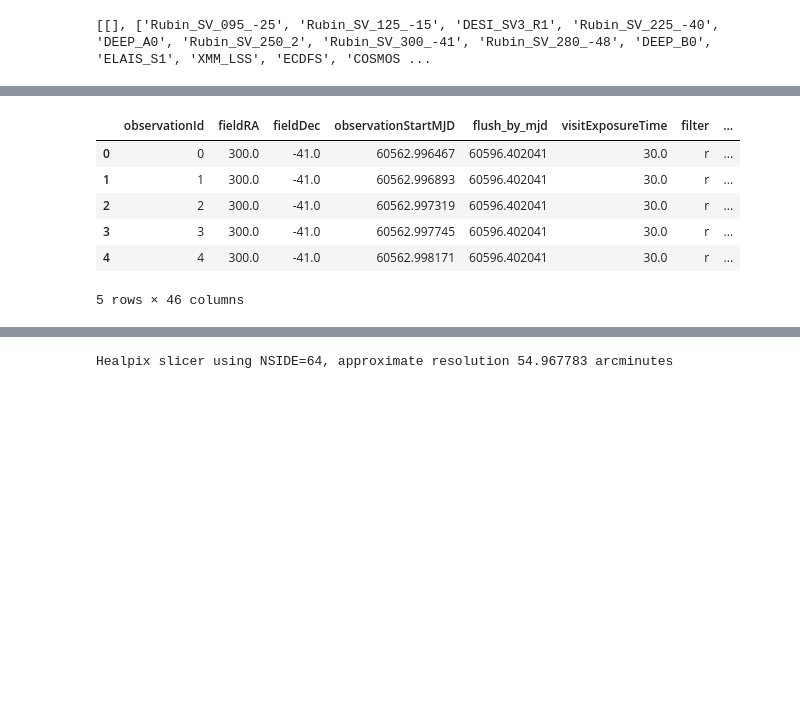
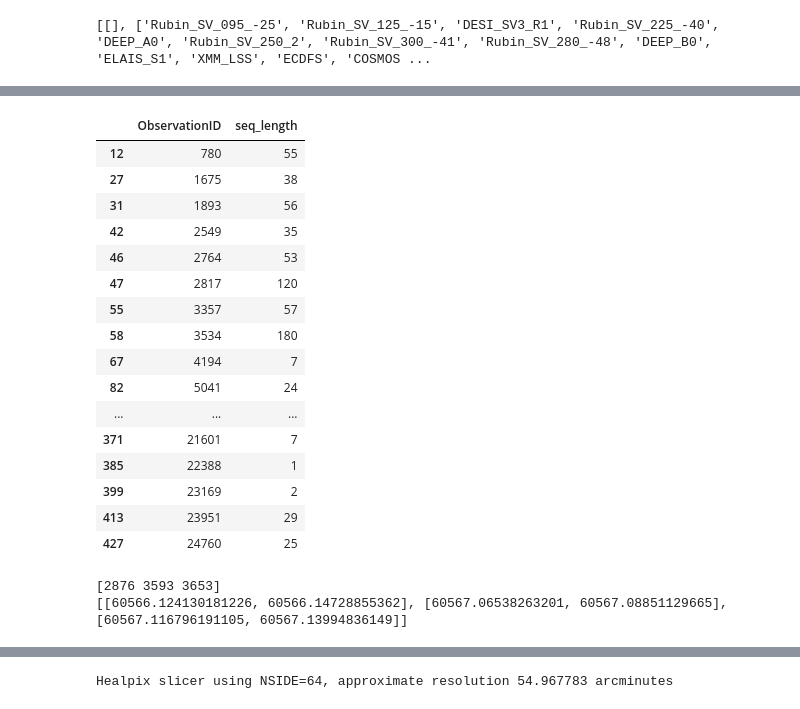
Before and after one commit to rhiannonlynne/ops_rehearsal_commissioning_2024, a Jupyter notebook: ComCam_Sims.ipynb, the cells around one changed output, grey strips where cells are left out. Drawn from its saved outputs; the diff is of its cells as text; code cells hidden in the pictures; blank space fills up the shorter version.

```diff
--- a/ComCam_Sims.ipynb
+++ b/ComCam_Sims.ipynb
@@ -157,16 +158,16 @@ def get_basis_functions_field_survey(
         # Mask parts of the sky in alt/az, including parts of the sky that will move into this area
         # (replaces azimuth mask and zenith shadow mask, should also be able to replace airmass basis function)
         basis_functions.AltAzShadowMaskBasisFunction(
-            nside=nside, min_alt=25, max_alt=85, min_az=0.0, max_az=360.0, shadow_minutes=50
+            nside=nside, min_alt=22, max_alt=83, min_az=0.0, max_az=360.0, shadow_minutes=30
         ),
-        # Avoid revisits within 90 minutes -- sequence is about 60 minutes long, don't repeat immediately
-        basis_functions.AvoidFastRevisitsBasisFunction(nside=nside, filtername=None, gap_min=90.0),
+        # Avoid revisits within 30 minutes -- sequence is about 60 minutes long, don't repeat immediately
+        basis_functions.AvoidFastRevisitsBasisFunction(nside=nside, filtername=None, gap_min=30.0),
         # reward fields which are rising, but don't mask out after zenith
         basis_functions.RewardRisingBasisFunction(nside=nside, slope=0.1, penalty_val=0),
         # Reward parts of the sky which are darker -- note that this is only for r band, so relying on
         # skymap in r band .. if there isn't a strong reason to go with the darkest pointing,
         # it might be reasonable to just drop this basis function
-        #basis_functions.M5DiffBasisFunction(filtername='r', nside=nside),
+        basis_functions.M5DiffBasisFunction(filtername='r', nside=nside),
     ]
     return bfs
 
@@ -483,18 +331,0 @@ Name: target, dtype: int64
-# %%
-"""
-# The function sim_runner modifies the observatory
-# Change the date of what is RUNNING (what night) by changing time in the observatory
-# Leave the start of the observatory running at survey_start
-dayobs = '2024-09-09'
-survey_start = Time(f'{dayobs}T12:00:00', format='isot', scale='utc')
-mjd_now = survey_start.mjd
-
-# Set up again to be sure all is 'clean'
-scheduler, filter_scheduler = get_comcam_schedulers()
-observatory = get_model_observatory(dayobs)
-
-observatory, scheduler, observations = sim_runner(observatory, scheduler,
-                                                 filter_scheduler=filter_scheduler,
-                                                 mjd_start=survey_start.mjd,
-                                                 survey_length=1, verbose=False)
-"""
@@ -506,10 +352,46 @@ visits = sc.obs2opsim(observations)
 # %%
-visits.head()
+# How many observations per target, and are sequences completing?
+targets = visits.target.values
+prev_target = np.concatenate([np.array([targets[0]], dtype=object), targets[0:-1]])
+visits['prev_target'] = prev_target
+
+change_sequences = np.where(visits.prev_target != visits.target)[0]
+seq = pd.DataFrame(list(zip(change_sequences, np.diff(change_sequences))), columns=['ObservationID', 'seq_length'])
+seq.query('seq_length != 60')
 # %% [output]
-|  | observationId | fieldRA | fieldDec | observationStartMJD | flush_by_mjd | visitExposureTime | filter | ... |
-| 0 | 0 | 300.0 | -41.0 | 60562.996467 | 60596.402041 | 30.0 | r | ... |
-| 1 | 1 | 300.0 | -41.0 | 60562.996893 | 60596.402041 | 30.0 | r | ... |
-| 2 | 2 | 300.0 | -41.0 | 60562.997319 | 60596.402041 | 30.0 | r | ... |
-| 3 | 3 | 300.0 | -41.0 | 60562.997745 | 60596.402041 | 30.0 | r | ... |
-| 4 | 4 | 300.0 | -41.0 | 60562.998171 | 60596.402041 | 30.0 | r | ... |
+|  | ObservationID | seq_length |
+| 12 | 780 | 55 |
+| 27 | 1675 | 38 |
+| 31 | 1893 | 56 |
+| 42 | 2549 | 35 |
+| 46 | 2764 | 53 |
+| 47 | 2817 | 120 |
+| 55 | 3357 | 57 |
+| 58 | 3534 | 180 |
+| 67 | 4194 | 7 |
+| 82 | 5041 | 24 |
+| ... | ... | ... |
+| 371 | 21601 | 7 |
+| 385 | 22388 | 1 |
+| 399 | 23169 | 2 |
+| 413 | 23951 | 29 |
+| 427 | 24760 | 25 |
-5 rows × 46 columns
+# %%
+# the time from the start of one exposure to the start of the next exposure:
+slew_to_next_visit = visits['slewTime'][1:]
+expected_overheads = visits['visitTime'][:-1].values + slew_to_next_visit.values
+# Compare to the actual time between visits
+actual_overheads = np.diff(visits['observationStartMJD'])*24*60*60
+# We can look at the difference to identify gaps in visits (seconds)
+diff = np.abs(expected_overheads - actual_overheads)
+indx = np.where((diff > 1) & (diff < 6*60*60))[0]
+breaks = []
+for i in indx:
+    b1 = visits.iloc[i]['observationStartMJD']
+    b2 = visits.iloc[i+1]['observationStartMJD']
+    breaks.append([b1, b2])
+print(indx)
+print(breaks)
+# %% [output]
+[2876 3593 3653]
+[[60566.124130181226, 60566.14728855362], [60567.06538263201, 60567.08851129665], [60567.116796191105, 60567.13994836149]]
```
Also changed, not shown: parts of 20 cells of this notebook.
